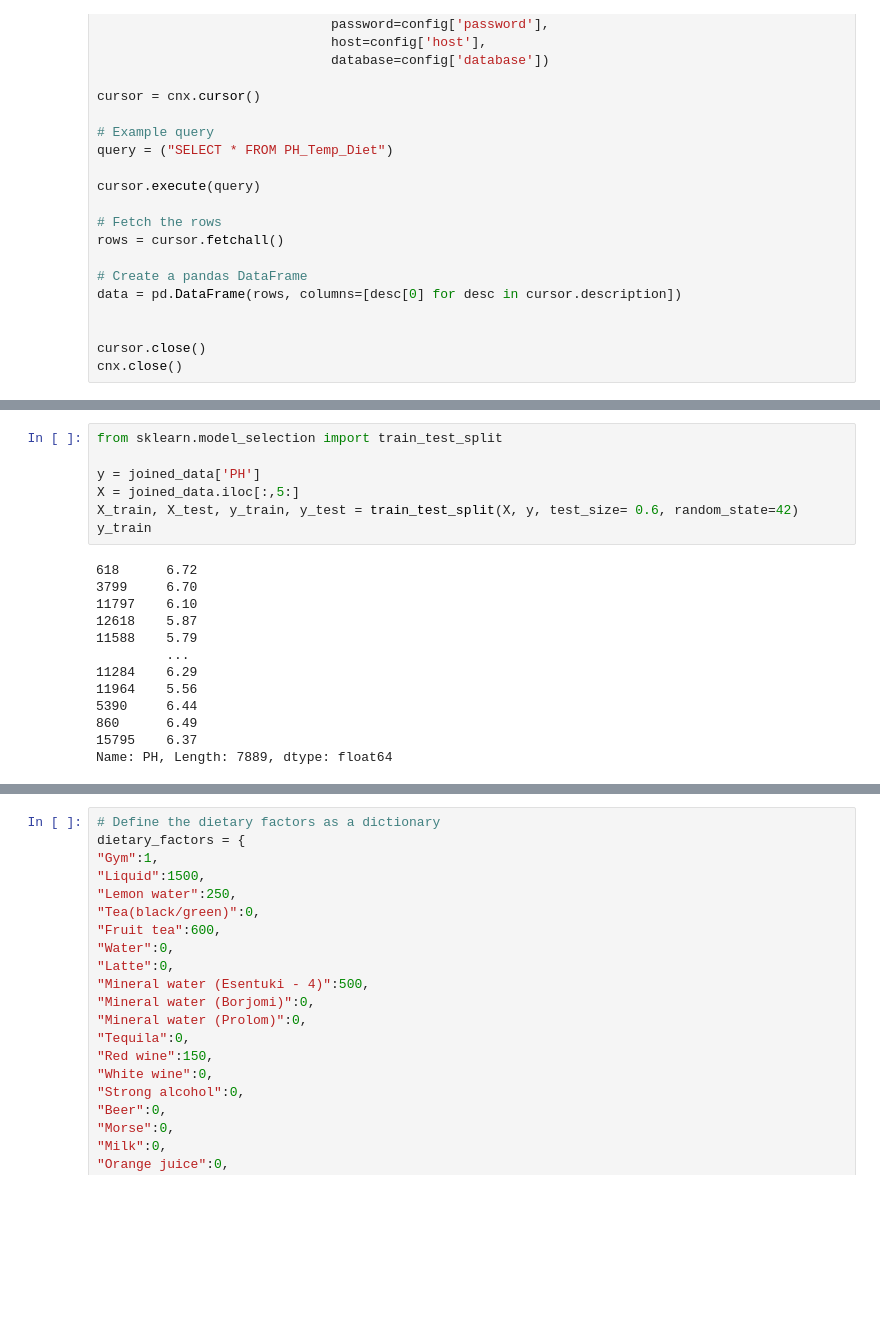
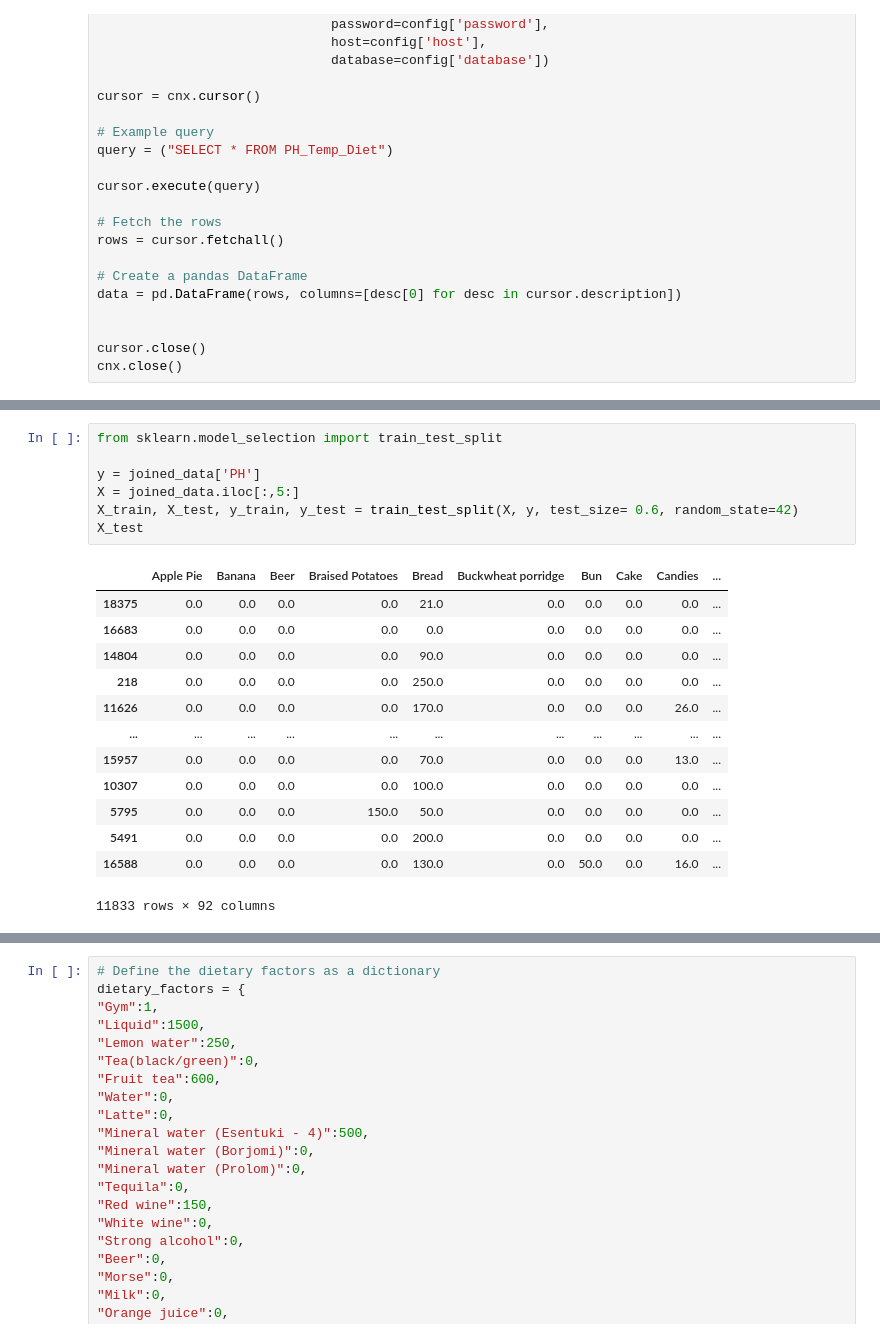
Before and after one commit to phyu007/urineanalysis, a Jupyter notebook: Urine_analysis.ipynb, the cells around one changed output, grey strips where cells are left out. Saved outputs shown, nothing was run; the diff lists cells and outputs as text; blank space fills up the shorter version.

```diff
--- a/Urine_analysis.ipynb
+++ b/Urine_analysis.ipynb
@@ -394,22 +215,23 @@ joined_data.drop_duplicates()
 # %%
 from sklearn.model_selection import train_test_split
 
 y = joined_data['PH']
 X = joined_data.iloc[:,5:]
 X_train, X_test, y_train, y_test = train_test_split(X, y, test_size= 0.6, random_state=42)
-y_train
+X_test
 # %% [output]
+|  | Apple Pie | Banana | Beer | Braised Potatoes | Bread | Buckwheat porridge | Bun | Cake | Candies | ... |
+| 18375 | 0.0 | 0.0 | 0.0 | 0.0 | 21.0 | 0.0 | 0.0 | 0.0 | 0.0 | ... |
+| 16683 | 0.0 | 0.0 | 0.0 | 0.0 | 0.0 | 0.0 | 0.0 | 0.0 | 0.0 | ... |
+| 14804 | 0.0 | 0.0 | 0.0 | 0.0 | 90.0 | 0.0 | 0.0 | 0.0 | 0.0 | ... |
+| 218 | 0.0 | 0.0 | 0.0 | 0.0 | 250.0 | 0.0 | 0.0 | 0.0 | 0.0 | ... |
+| 11626 | 0.0 | 0.0 | 0.0 | 0.0 | 170.0 | 0.0 | 0.0 | 0.0 | 26.0 | ... |
+| ... | ... | ... | ... | ... | ... | ... | ... | ... | ... | ... |
+| 15957 | 0.0 | 0.0 | 0.0 | 0.0 | 70.0 | 0.0 | 0.0 | 0.0 | 13.0 | ... |
+| 10307 | 0.0 | 0.0 | 0.0 | 0.0 | 100.0 | 0.0 | 0.0 | 0.0 | 0.0 | ... |
+| 5795 | 0.0 | 0.0 | 0.0 | 150.0 | 50.0 | 0.0 | 0.0 | 0.0 | 0.0 | ... |
+| 5491 | 0.0 | 0.0 | 0.0 | 0.0 | 200.0 | 0.0 | 0.0 | 0.0 | 0.0 | ... |
+| 16588 | 0.0 | 0.0 | 0.0 | 0.0 | 130.0 | 0.0 | 50.0 | 0.0 | 16.0 | ... |
-618      6.72
-3799     6.70
-11797    6.10
-12618    5.87
-11588    5.79
-         ...
-11284    6.29
-11964    5.56
-5390     6.44
-860      6.49
-15795    6.37
-Name: PH, Length: 7889, dtype: float64
+11833 rows × 92 columns
 # %%
 from sklearn.linear_model import LinearRegression
```
Also changed, not shown: parts of 20 cells of this notebook, 1 other file.
